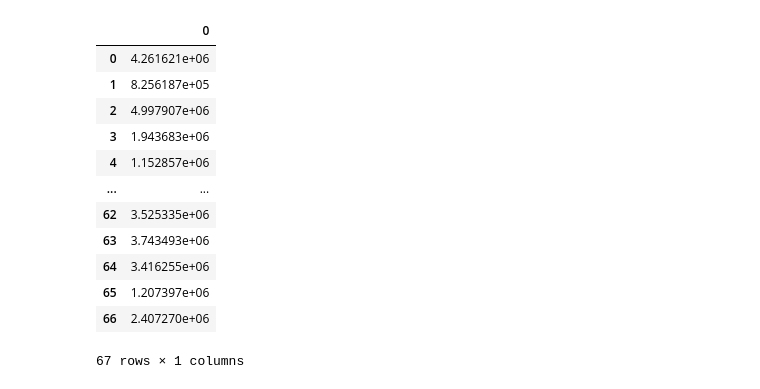
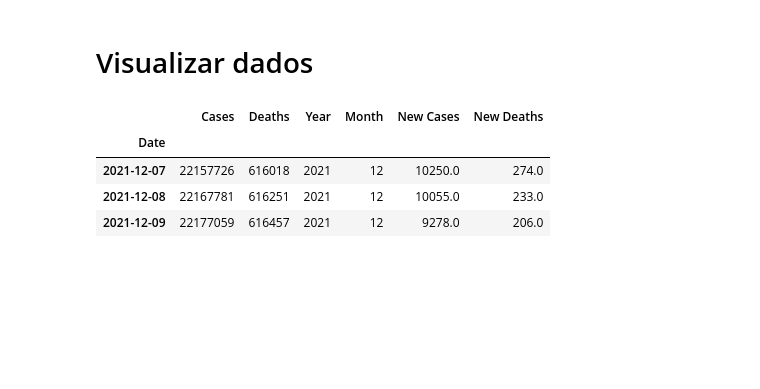
Before and after one commit to erickRochaIP/covid-data, a Jupyter notebook: Casos covid.ipynb, the cells around one changed output. Cells and saved outputs as stored; diff of their text form; code cells hidden in the pictures; blank space fills up the shorter version.

```diff
--- a/Casos covid.ipynb
+++ b/Casos covid.ipynb
@@ -76,25 +61,15 @@ cases.plot.scatter(x="Time", y="Cases")
-# %%
-model = RidgeCV()
-evidences = cases[["Time"]]
-labels = cases["Cases"]
-train_x, test_x, train_y, test_y = train_test_split(evidences, labels)
-model.fit(train_x, train_y)
-predicts = model.predict(test_x)
-# avaliar o acerto das predicoes
-result = pd.DataFrame(predicts)
-result
-# Tem ate resultados negativos...
-# %% [output]
-|  | 0 |
-| 0 | 4.261621e+06 |
-| 1 | 8.256187e+05 |
-| 2 | 4.997907e+06 |
-| 3 | 1.943683e+06 |
-| 4 | 1.152857e+06 |
-| ... | ... |
-| 62 | 3.525335e+06 |
-| 63 | 3.743493e+06 |
-| 64 | 3.416255e+06 |
-| 65 | 1.207397e+06 |
-| 66 | 2.407270e+06 |
-67 rows × 1 columns
+# %% [markdown]
+# Visualizar dados
+# %%
+df = pd.read_csv('database.csv', index_col=0, parse_dates=True)
+df['Year'] = df.index.year
+df['Month'] = df.index.month
+df['New Cases'] = df['Cases'].diff()
+df['New Deaths'] = df['Deaths'].diff()
+df.tail(3)
+# %% [output]
+|  | Cases | Deaths | Year | Month | New Cases | New Deaths |
+| Date |  |  |  |  |  |  |
+| 2021-12-07 | 22157726 | 616018 | 2021 | 12 | 10250.0 | 274.0 |
+| 2021-12-08 | 22167781 | 616251 | 2021 | 12 | 10055.0 | 233.0 |
+| 2021-12-09 | 22177059 | 616457 | 2021 | 12 | 9278.0 | 206.0 |
```
Also changed, not shown: parts of 16 cells of this notebook, 1 other file.
